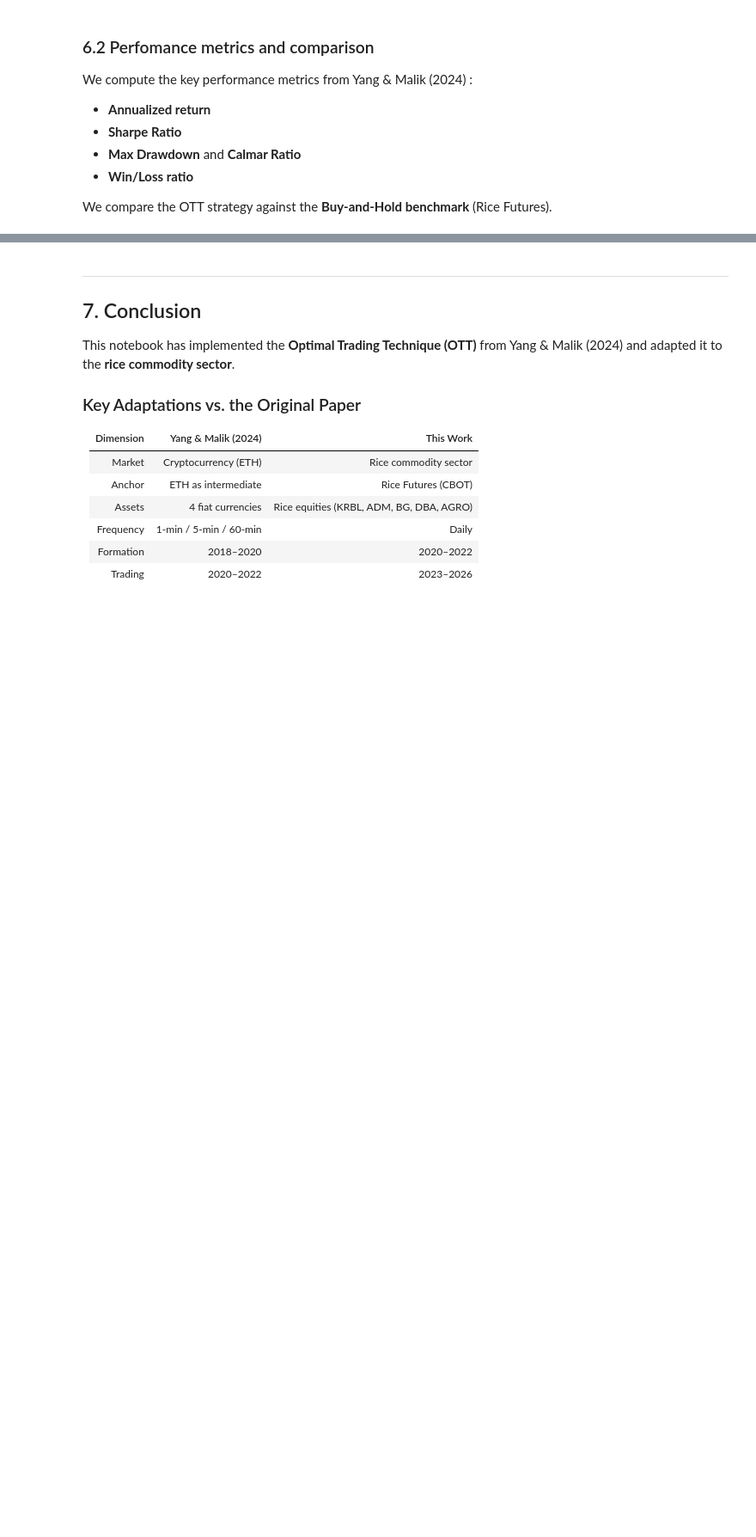
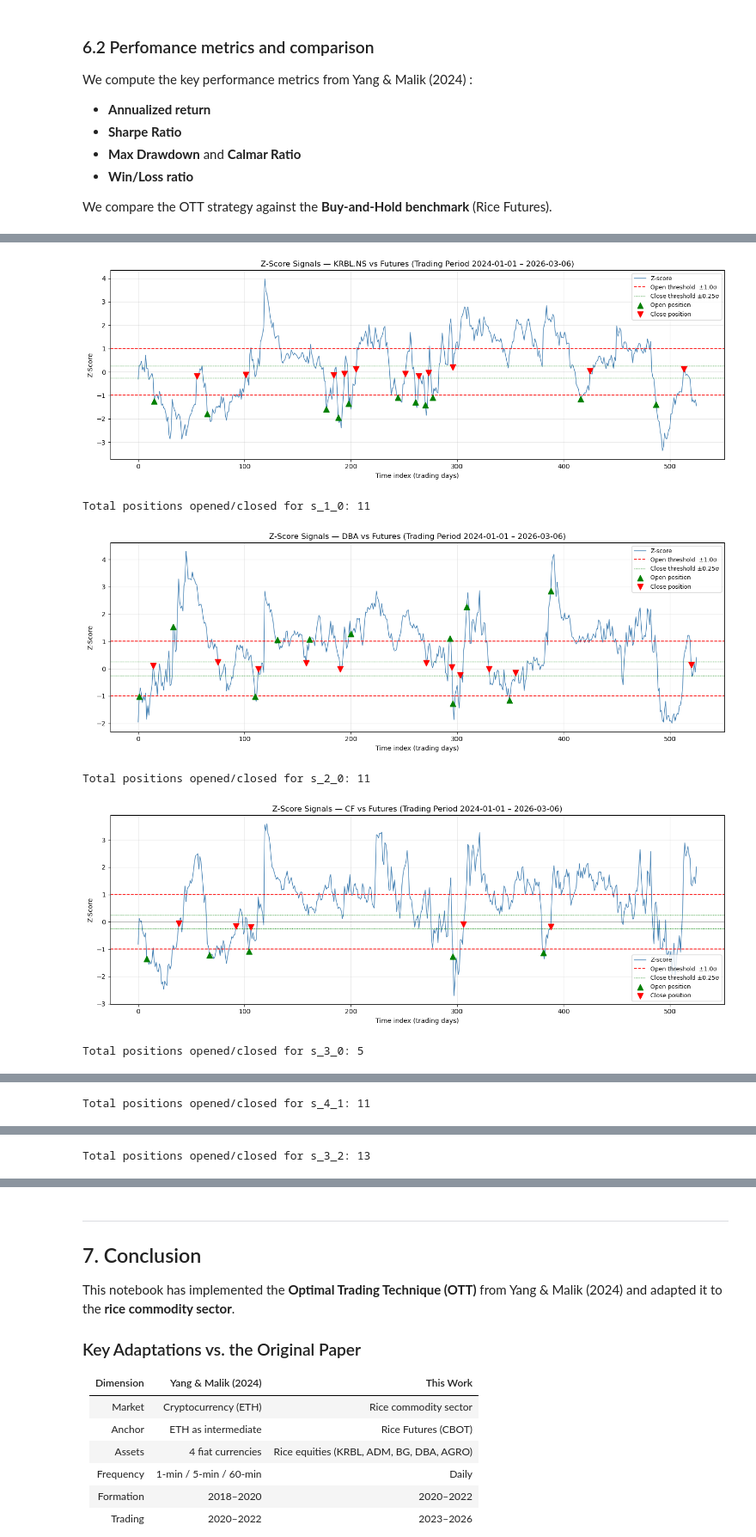
Before and after one commit to NatachaGsn/rice-trading-project, a Jupyter notebook: trading_game1_rice_v2.ipynb, the cells around one changed output, grey strips where cells are left out. Shown at 86% size. Drawn from its saved outputs; the diff is of its cells as text; code cells hidden in the pictures; blank space fills up the shorter version.

```diff
--- a/trading_game1_rice_v2.ipynb
+++ b/trading_game1_rice_v2.ipynb
@@ -1850,0 +1843,72 @@ plt.show()
+# %%
+def plot_trade_signals(spread_key, zscores_trade_df,
+                        spread_meta, open_positions_log):
+    """
+    Plot z-score with actual entry/exit signals for a given spread.
+    Allows visual verification that trades occur at the right moments.
+
+    Parameters
+    ----------
+    spread_key      : str — spread to plot (e.g. 's_1_0')
+    zscores_trade_df: DataFrame — rolling z-scores over trading period
+    trades_log      : list — completed trades from run_simulation
+    spread_meta     : dict — asset names per spread
+    """
+    meta      = spread_meta[spread_key]
+    z         = zscores_trade_df[spread_key]
+
+    # Extract open and close times for this spread from trades_log
+    open_times  = []
+    close_times = []
+    for pos in open_positions_log:
+        if pos['pair'] == spread_key and pos['close_t'] is not None:
+            open_times.append(pos['open_t'])
+            close_times.append(pos['close_t'])
+
+    fig, ax = plt.subplots(figsize=(14, 5))
+
+    # Z-score
+    ax.plot(z.values, color='steelblue', linewidth=1, label='Z-score')
+
+    # Thresholds
+    ax.axhline( OPEN_THRESHOLD,  color='red',   linestyle='--', linewidth=1.2,
+                label=f'Open threshold  ±{OPEN_THRESHOLD}σ')
+    ax.axhline(-OPEN_THRESHOLD,  color='red',   linestyle='--', linewidth=1.2)
+    ax.axhline( CLOSE_THRESHOLD, color='green', linestyle=':',  linewidth=1.0,
+                label=f'Close threshold ±{CLOSE_THRESHOLD}σ')
+    ax.axhline(-CLOSE_THRESHOLD, color='green', linestyle=':',  linewidth=1.0)
+    ax.axhline(0,          color='black', linestyle='-',  linewidth=0.5, alpha=0.4)
+
+    # Entry signals (open positions)
+    for ot in open_times:
+        if ot < len(z):
+            ax.scatter(ot, z.iloc[ot], color='green', s=80, zorder=5,
+                      marker='^', label='Open position' if ot == open_times[0] else '')
+
+    # Exit signals (close positions)
+    for ct in close_times:
+        if ct < len(z):
+            ax.scatter(ct, z.iloc[ct], color='red', s=80, zorder=5,
+                      marker='v', label='Close position' if ct == close_times[0] else '')
+
+    ax.set_title(f'Z-Score Signals — {meta["asset_j"]} vs {meta["asset_i"]} '
+                 f'(Trading Period {TRADING_START} – {TRADING_END})', fontsize=12)
+    ax.set_ylabel('Z-Score')
+    ax.set_xlabel('Time index (trading days)')
+    ax.legend(fontsize=9)
+    plt.tight_layout()
+    plt.show()
+
+    print(f"Total positions opened/closed for {spread_key}: {len(open_times)}")
+
+
+# --- Plot for each spread ---
+for k in spread_meta.keys():
+    plot_trade_signals(k, zscores_trade_reset, spread_meta, open_positions_log)
+# %% [output]
+[figure, added]
+Total positions opened/closed for s_1_0: 11
+[figure, added]
+Total positions opened/closed for s_2_0: 11
+[figure, added]
+Total positions opened/closed for s_3_0: 5
@@ -1850,0 +1916 @@ plt.show()
+Total positions opened/closed for s_4_1: 11
@@ -1851,3 +1918,4 @@ plt.show()
+Total positions opened/closed for s_3_2: 13
 # %%
 # ==========================
 # SUMMARY COMPARISON TABLE
```
Also changed, not shown: parts of 15 cells of this notebook.
